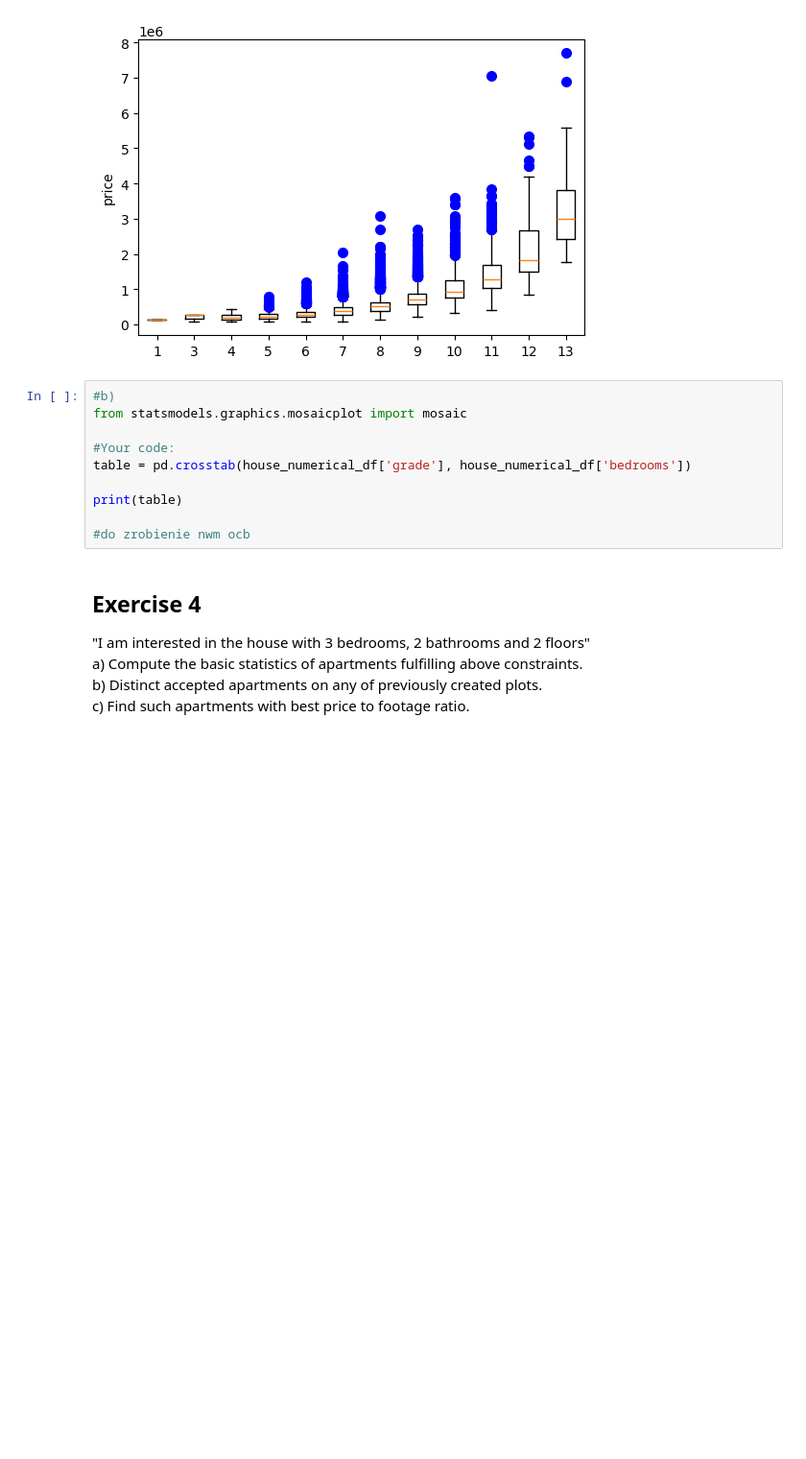
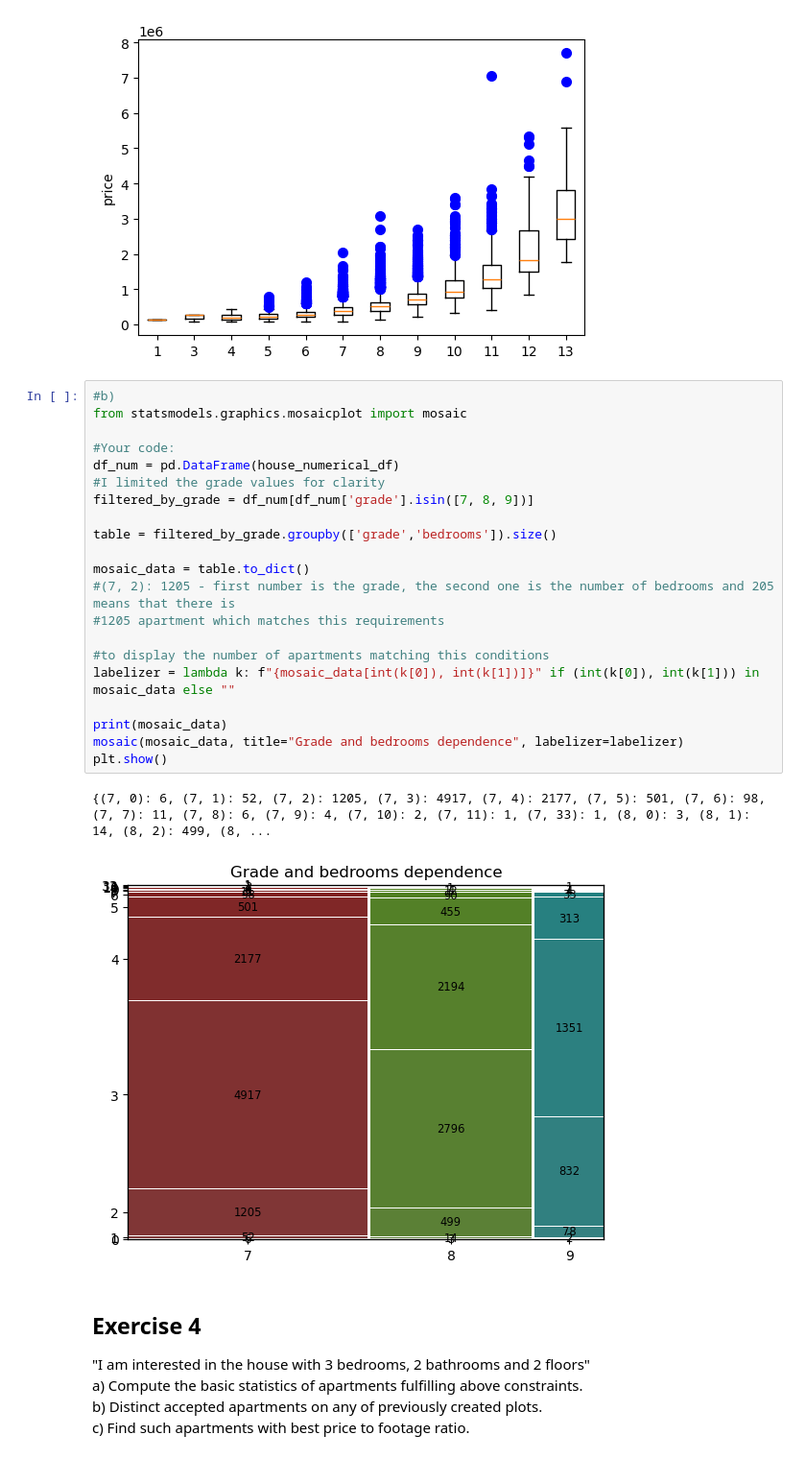
Before and after one commit to adamzulu123/Introduction-to-data-analysis, a Jupyter notebook: Notebook1/Assignment_1_without_code.ipynb, the cells around one changed output. Shown at 96% size. Saved outputs shown, nothing was run; the diff lists cells and outputs as text; blank space fills up the shorter version.

```diff
--- a/Notebook1/Assignment_1_without_code.ipynb
+++ b/Notebook1/Assignment_1_without_code.ipynb
@@ -145,16 +145,30 @@ plt.show()
 #Hint: plt.boxplot
 # %% [output]
 [figure]
-# %%
-#b)
-from statsmodels.graphics.mosaicplot import mosaic
-
-#Your code:
-table = pd.crosstab(house_numerical_df['grade'], house_numerical_df['bedrooms'])
-
-print(table)
-
-#do zrobienie nwm ocb
+# %%
+#b)
+from statsmodels.graphics.mosaicplot import mosaic
+
+#Your code:
+df_num = pd.DataFrame(house_numerical_df)
+#I limited the grade values for clarity
+filtered_by_grade = df_num[df_num['grade'].isin([7, 8, 9])]
+
+table = filtered_by_grade.groupby(['grade','bedrooms']).size()
+
+mosaic_data = table.to_dict()
+#(7, 2): 1205 - first number is the grade, the second one is the number of bedrooms and 205 means that there is
+#1205 apartment which matches this requirements
+
+#to display the number of apartments matching this conditions
+labelizer = lambda k: f"{mosaic_data[int(k[0]), int(k[1])]}" if (int(k[0]), int(k[1])) in mosaic_data else ""
+
+print(mosaic_data)
+mosaic(mosaic_data, title="Grade and bedrooms dependence", labelizer=labelizer)
+plt.show()
+# %% [output]
+{(7, 0): 6, (7, 1): 52, (7, 2): 1205, (7, 3): 4917, (7, 4): 2177, (7, 5): 501, (7, 6): 98, (7, 7): 11, (7, 8): 6, (7, 9): 4, (7, 10): 2, (7, 11): 1, (7, 33): 1, (8, 0): 3, (8, 1): 14, (8, 2): 499, (8, ...
+[figure, added]
 # %% [markdown]
 ## Exercise 4
 "I am interested in the house with 3 bedrooms, 2 bathrooms and 2 floors"
```
Also changed, not shown: parts of 3 cells of this notebook.
